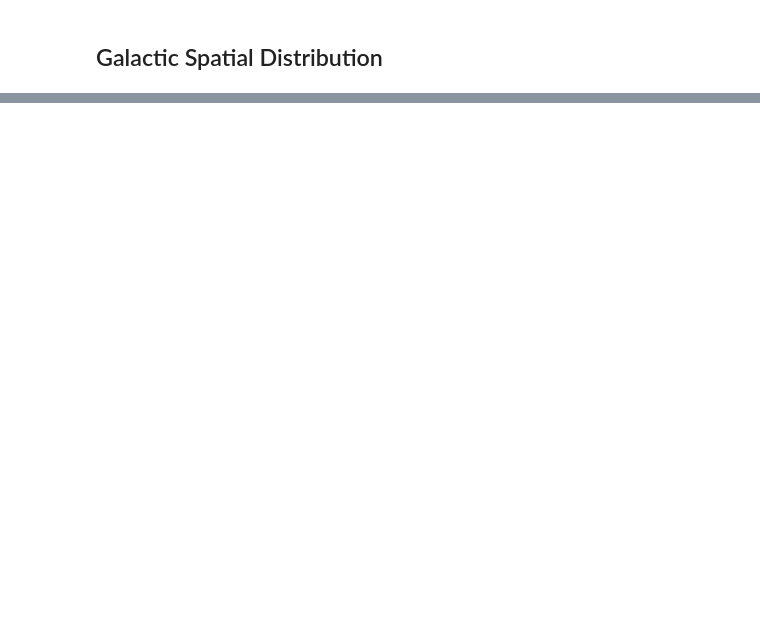
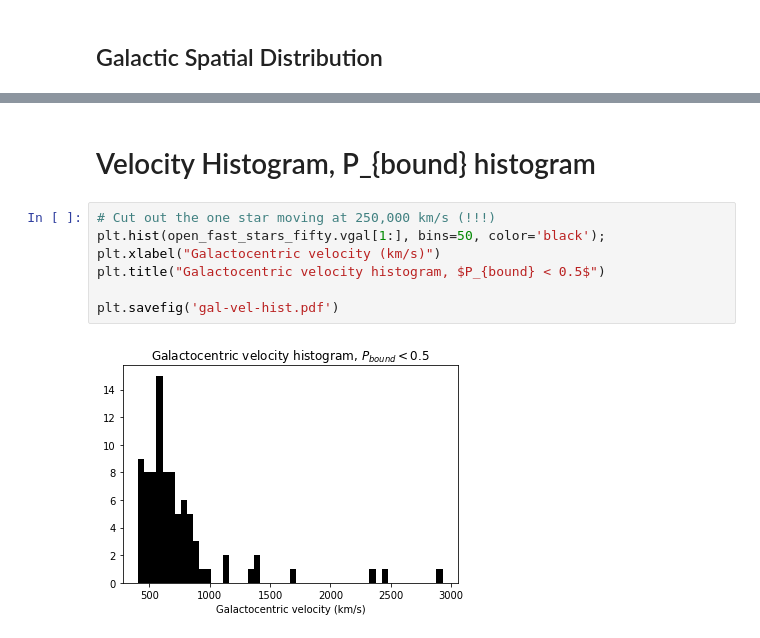
Before and after one commit to bzh-bzh/astro160-report, a Jupyter notebook: Open Fast Stars Catalog.ipynb, the cells around one changed output, grey strips where cells are left out. Cells and saved outputs as stored; diff of their text form; blank space fills up the shorter version.

```diff
--- a/Open Fast Stars Catalog.ipynb
+++ b/Open Fast Stars Catalog.ipynb
@@ -135,0 +128,11 @@ plt.savefig('gal_xz_zoomed.pdf')
+# %% [markdown]
+# Velocity Histogram, P_{bound} histogram
+# %%
+# Cut out the one star moving at 250,000 km/s (!!!)
+plt.hist(open_fast_stars_fifty.vgal[1:], bins=50, color='black');
+plt.xlabel("Galactocentric velocity (km/s)")
+plt.title("Galactocentric velocity histogram, $P_{bound} < 0.5$")
+
+plt.savefig('gal-vel-hist.pdf')
+# %% [output]
+[figure, added]
```
Also changed, not shown: parts of 8 cells of this notebook.
